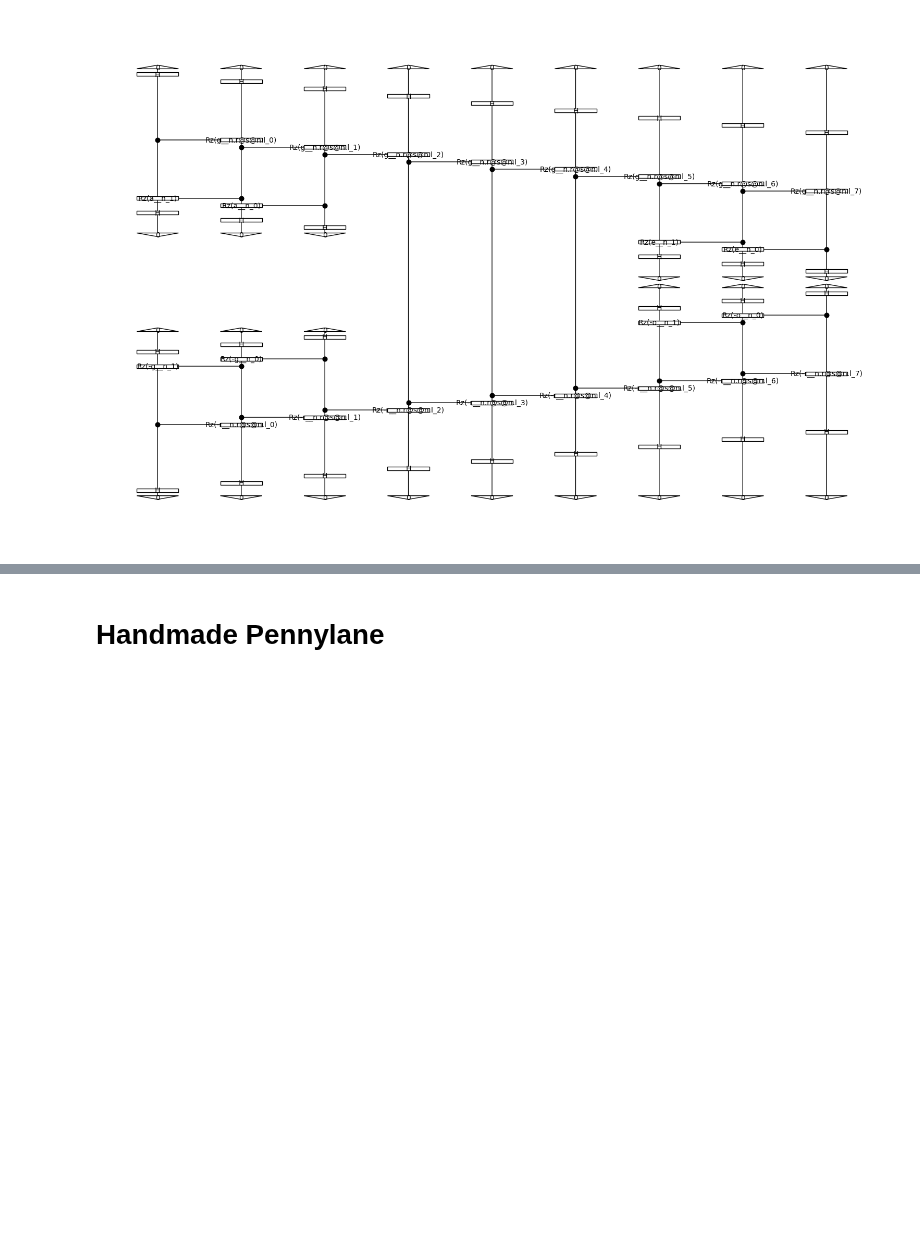
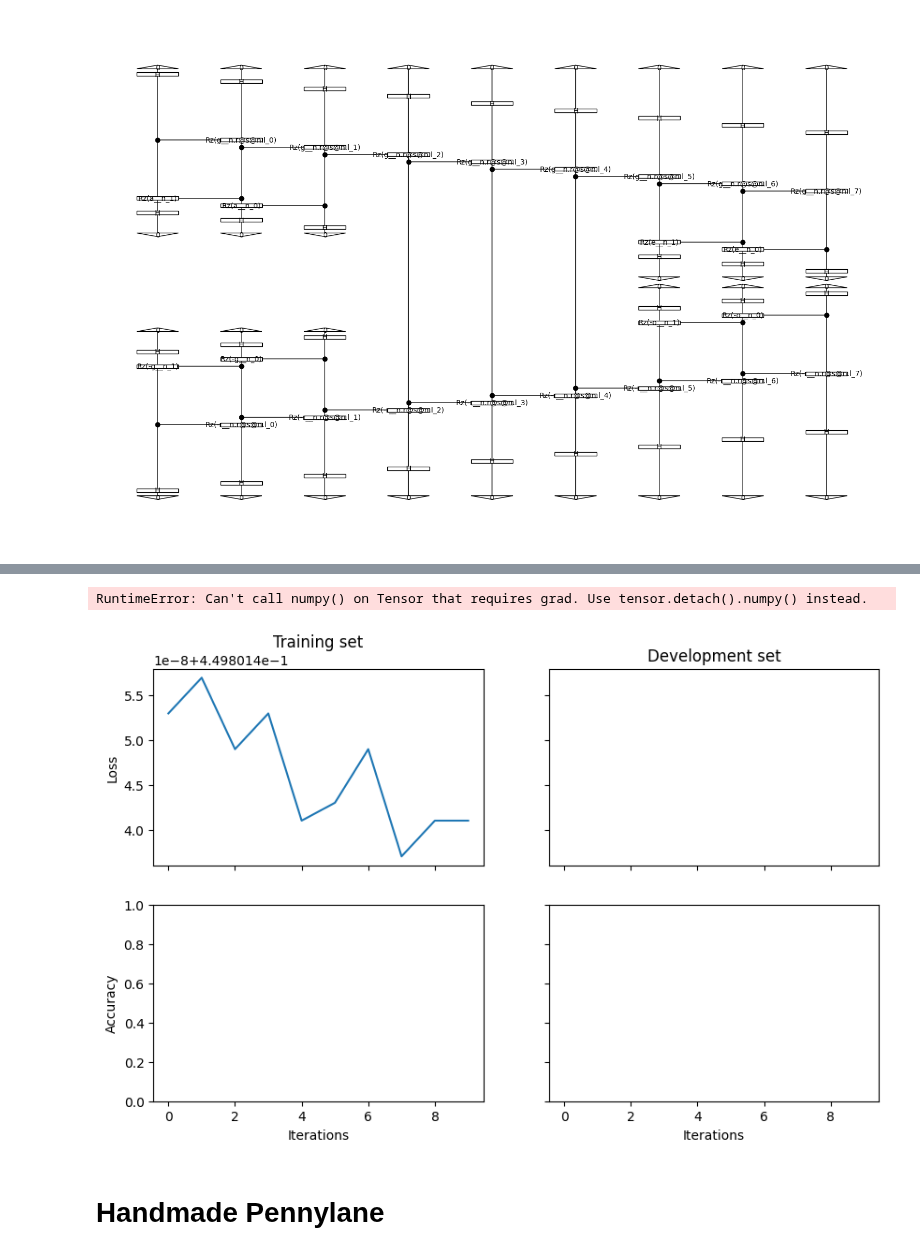
Before and after one commit to henry-dev-atkins/QNLP_MasterWork, a Jupyter notebook: IanMeeting.ipynb, the cells around one changed output, grey strips where cells are left out. Drawn from its saved outputs; the diff is of its cells as text; code cells hidden in the pictures; blank space fills up the shorter version.

Commit message:
Pennylane no bugs, model isnt working

```diff
--- a/IanMeeting.ipynb
+++ b/IanMeeting.ipynb
@@ -310,6 +322,6 @@ make_circuit_from_data(1)[1].draw(figsize=(15, 10))
 # %%
 BATCH_SIZE = 10
-EPOCHS = 15
+EPOCHS = 10
 SEED = 42
 
 torch.manual_seed(SEED)
@@ -326,3 +336,13 @@ diagrams = [make_circuit_from_data(i)[1] for i in range(len(grouped_data))]
 # %%
 model = PennyLaneModel.from_diagrams(diagrams)
 model.initialise_weights()
+# %%
+number_of_data = len(diagrams)
+train_data = diagrams[: int(0.7*number_of_data)]
+train_labels = labels[: int(0.7*number_of_data)]
+val_data = diagrams[int(0.7*number_of_data):]
+val_labels = labels[int(0.7*number_of_data):]
+
+train_dataset = Dataset(train_data,train_labels,batch_size=BATCH_SIZE)
+
+val_dataset = Dataset(val_data, val_labels, batch_size=BATCH_SIZE)
@@ -328,0 +368,2 @@ model.initialise_weights()
+# %%
+trainer.fit(train_dataset, val_dataset)
@@ -329,3 +383,31 @@ model.initialise_weights()
+# %%
+import matplotlib.pyplot as plt
+
+fig, ((ax_tl, ax_tr), (ax_bl, ax_br)) = plt.subplots(2, 2,
+                                                     sharex=True,
+                                                     sharey='row',
+                                                     figsize=(10, 6))
+ax_tl.set_title('Training set')
+ax_tr.set_title('Development set')
+ax_bl.set_xlabel('Iterations')
+ax_br.set_xlabel('Iterations')
+ax_bl.set_ylabel('Accuracy')
+ax_tl.set_ylabel('Loss')
+
+colours = iter(plt.rcParams['axes.prop_cycle'].by_key()['color'])
+ax_tl.plot(trainer.train_epoch_costs, color=next(colours))
+ax_bl.plot(trainer.train_results['mse'], color=next(colours))
+ax_tr.plot(trainer.val_costs, color=next(colours))
+ax_br.plot(trainer.val_results['mse'], color=next(colours))
+
+# print test accuracy
+pred = model(train_dataset)
+labels = torch.tensor(val_labels)
+
+print('Final test accuracy: {}'.format(loss(pred, labels)))
+# %% [output]
+RuntimeError: Can't call numpy() on Tensor that requires grad. Use tensor.detach().numpy() instead.
+[figure, added]
 # %% [markdown]
 # Handmade Pennylane
 # %%
```
Also changed, not shown: parts of 10 cells of this notebook.
